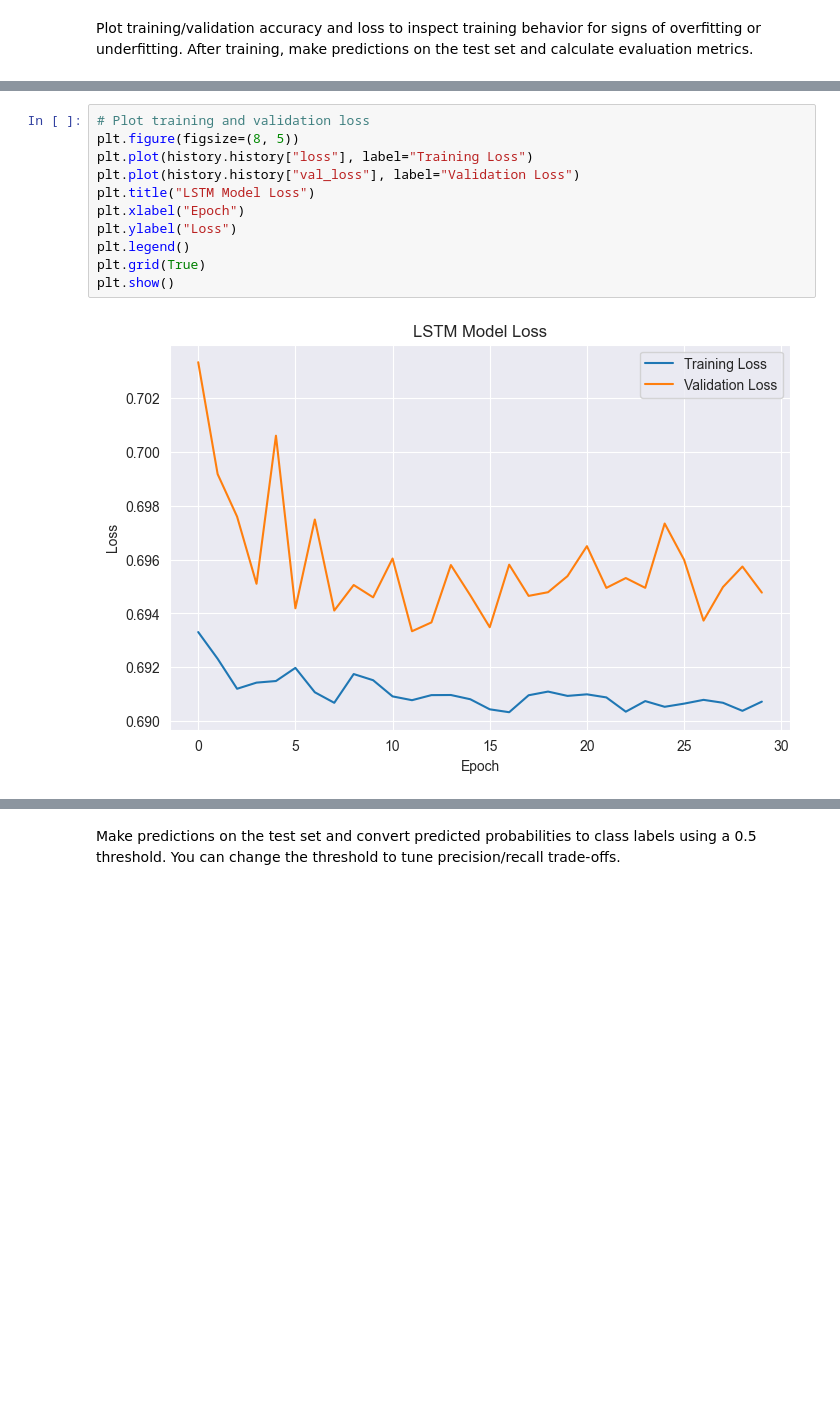
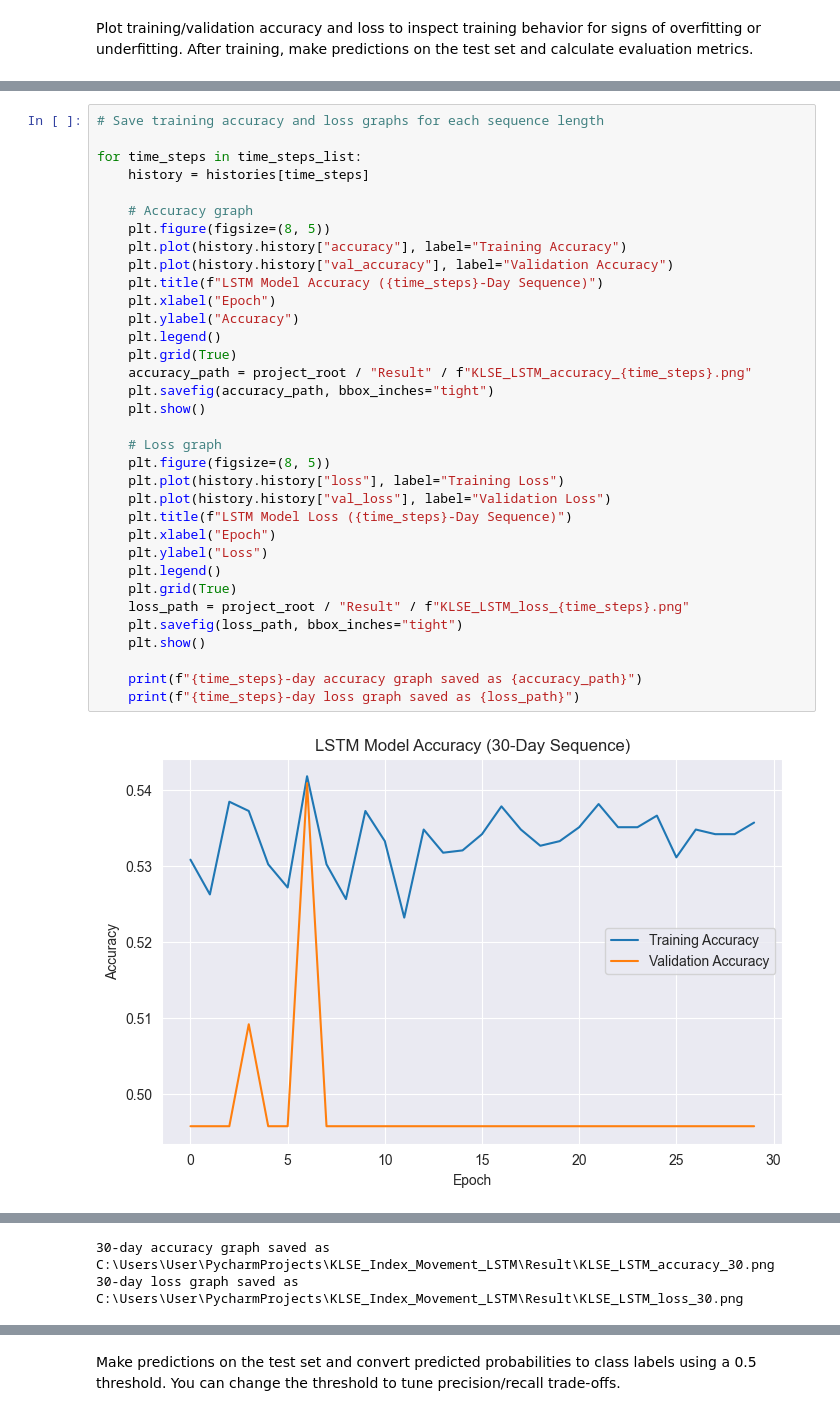
Before and after one commit to jokerphang/KLSE_Index_Movement_LSTM, a Jupyter notebook: Notebook/LSTM.ipynb, the cells around one changed output, grey strips where cells are left out. Drawn from its saved outputs; the diff is of its cells as text; blank space fills up the shorter version.

```diff
--- a/Notebook/LSTM.ipynb
+++ b/Notebook/LSTM.ipynb
@@ -482,13 +603,36 @@ plt.show()
-# %%
-# Plot training and validation loss
-plt.figure(figsize=(8, 5))
-plt.plot(history.history["loss"], label="Training Loss")
-plt.plot(history.history["val_loss"], label="Validation Loss")
-plt.title("LSTM Model Loss")
-plt.xlabel("Epoch")
-plt.ylabel("Loss")
-plt.legend()
-plt.grid(True)
-plt.show()
-# %% [output]
-[figure, removed]
+# %%
+# Save training accuracy and loss graphs for each sequence length
+
+for time_steps in time_steps_list:
+    history = histories[time_steps]
+
+    # Accuracy graph
+    plt.figure(figsize=(8, 5))
+    plt.plot(history.history["accuracy"], label="Training Accuracy")
+    plt.plot(history.history["val_accuracy"], label="Validation Accuracy")
+    plt.title(f"LSTM Model Accuracy ({time_steps}-Day Sequence)")
+    plt.xlabel("Epoch")
+    plt.ylabel("Accuracy")
+    plt.legend()
+    plt.grid(True)
+    accuracy_path = project_root / "Result" / f"KLSE_LSTM_accuracy_{time_steps}.png"
+    plt.savefig(accuracy_path, bbox_inches="tight")
+    plt.show()
+
+    # Loss graph
+    plt.figure(figsize=(8, 5))
+    plt.plot(history.history["loss"], label="Training Loss")
+    plt.plot(history.history["val_loss"], label="Validation Loss")
+    plt.title(f"LSTM Model Loss ({time_steps}-Day Sequence)")
+    plt.xlabel("Epoch")
+    plt.ylabel("Loss")
+    plt.legend()
+    plt.grid(True)
+    loss_path = project_root / "Result" / f"KLSE_LSTM_loss_{time_steps}.png"
+    plt.savefig(loss_path, bbox_inches="tight")
+    plt.show()
+
+    print(f"{time_steps}-day accuracy graph saved as {accuracy_path}")
+    print(f"{time_steps}-day loss graph saved as {loss_path}")
+# %% [output]
+[figure, added]
@@ -494,0 +640,2 @@ plt.show()
+30-day accuracy graph saved as C:\Users\User\PycharmProjects\KLSE_Index_Movement_LSTM\Result\KLSE_LSTM_accuracy_30.png
+30-day loss graph saved as C:\Users\User\PycharmProjects\KLSE_Index_Movement_LSTM\Result\KLSE_LSTM_loss_30.png
```
Also changed, not shown: parts of 27 cells of this notebook, 10 other files.
